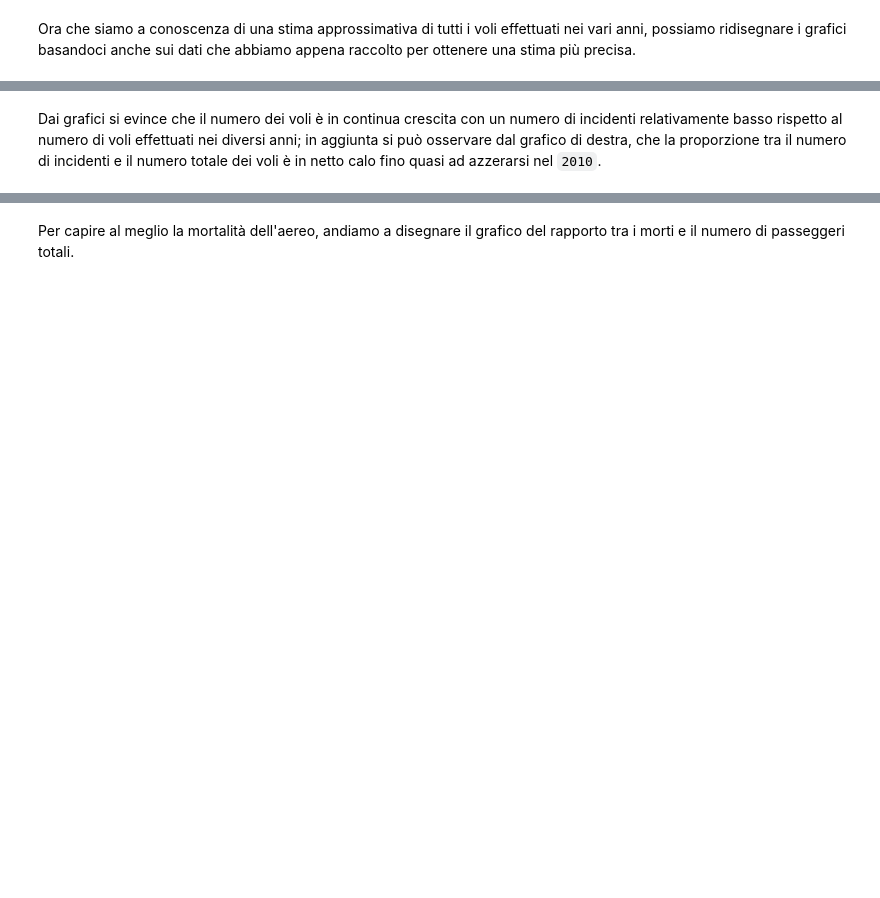
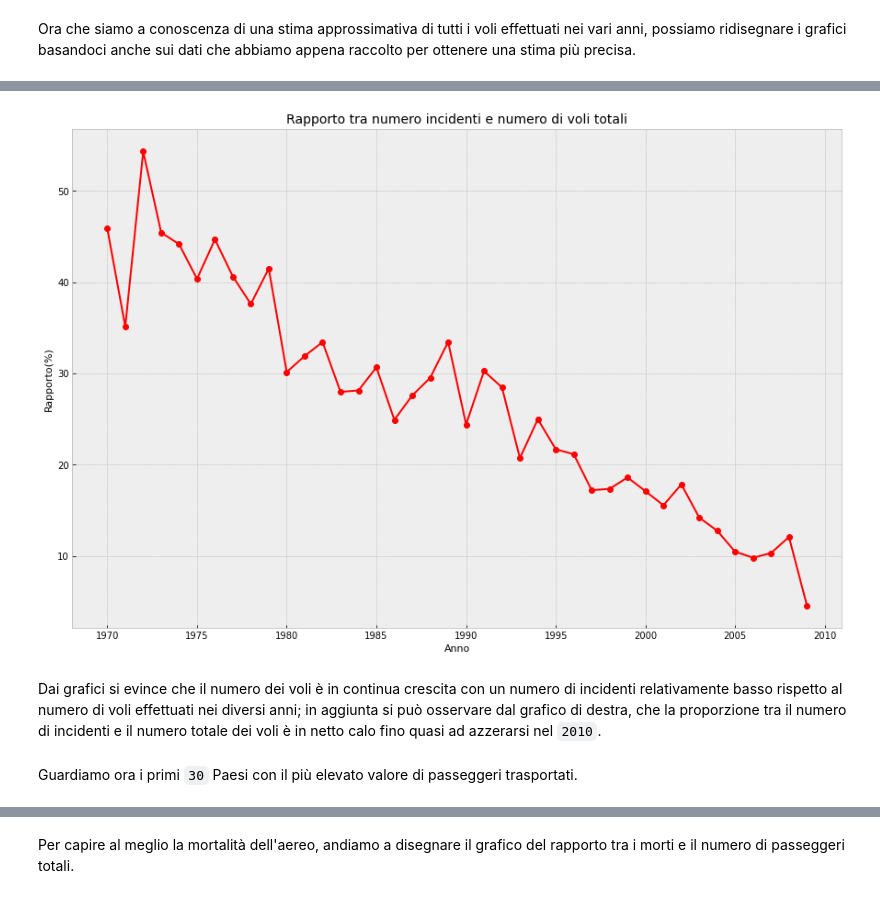
Before and after one commit to A-mangio/incidenti_aerei, a Jupyter notebook: airplaneCrashes.ipynb, the cells around one changed output, grey strips where cells are left out. Drawn from its saved outputs; the diff is of its cells as text; code cells hidden in the pictures; blank space fills up the shorter version.

```diff
--- a/airplaneCrashes.ipynb
+++ b/airplaneCrashes.ipynb
@@ -314,2 +306,17 @@ plt.show()
+# %%
+plt.figure(figsize=(15,10))
+
+plt.style.use('bmh')
+
+plt.plot(Incidenti.index, 'Ratio', data=Incidenti, color='red', marker='o', linewidth=2)
+plt.xlabel('Anno', fontsize=11)
+plt.ylabel('Rapporto(%)', fontsize=11)
+plt.title('Rapporto tra numero incidenti e numero di voli totali', loc='Center', fontsize=14)
+
+plt.show()
+# %% [output]
+[figure, added]
 # %% [markdown]
 Dai grafici si evince che il numero dei voli è in continua crescita con un numero di incidenti relativamente basso rispetto al numero di voli effettuati nei diversi anni; in aggiunta si può osservare dal grafico di destra, che la proporzione tra il numero di incidenti e il numero totale dei voli è in netto calo fino quasi ad azzerarsi nel `2010`.
+# %% [markdown]
+Guardiamo ora i primi `30` Paesi con il più elevato valore di passeggeri trasportati.
```
Also changed, not shown: parts of 16 cells of this notebook, 2 other files.
